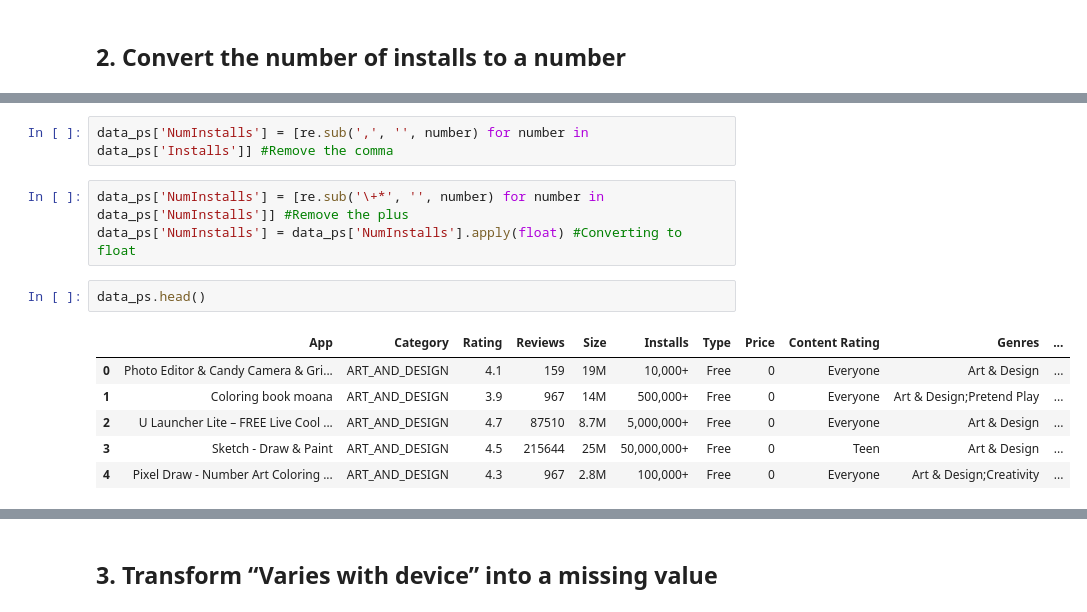
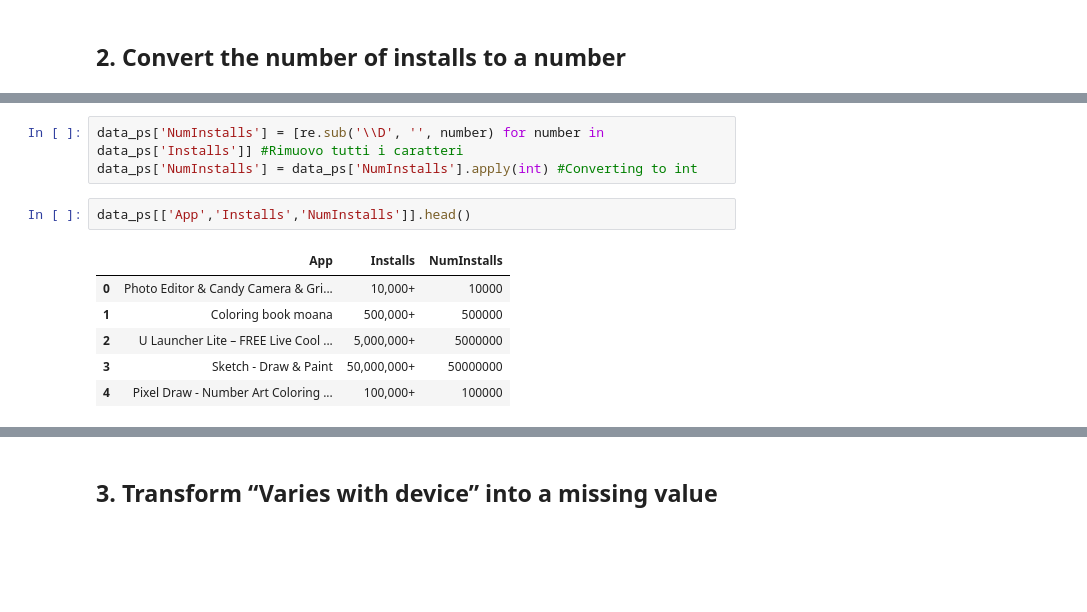
Before and after one commit to faber6911/Foundation-of-Computer-Science-project, a Jupyter notebook: FOCS_Project.ipynb, the cells around one changed output, grey strips where cells are left out. Saved outputs shown, nothing was run; the diff lists cells and outputs as text; blank space fills up the shorter version.

```diff
--- a/FOCS_Project.ipynb
+++ b/FOCS_Project.ipynb
@@ -141,17 +134,15 @@ Installs
 500,000,000+        72
 Name: Installs, dtype: int64
 # %%
-data_ps['NumInstalls'] = [re.sub(',', '', number) for number in data_ps['Installs']] #Remove the comma
+data_ps['NumInstalls'] = [re.sub('\\D', '', number) for number in data_ps['Installs']] #Rimuovo tutti i caratteri
+data_ps['NumInstalls'] = data_ps['NumInstalls'].apply(int) #Converting to int
-# %%
-data_ps['NumInstalls'] = [re.sub('\+*', '', number) for number in data_ps['NumInstalls']] #Remove the plus
-data_ps['NumInstalls'] = data_ps['NumInstalls'].apply(float) #Converting to float
 # %%
-data_ps.head()
+data_ps[['App','Installs','NumInstalls']].head()
 # %% [output]
-|  | App | Category | Rating | Reviews | Size | Installs | Type | Price | Content Rating | Genres | ... |
-| 0 | Photo Editor & Candy Camera & Gri... | ART_AND_DESIGN | 4.1 | 159 | 19M | 10,000+ | Free | 0 | Everyone | Art & Design | ... |
-| 1 | Coloring book moana | ART_AND_DESIGN | 3.9 | 967 | 14M | 500,000+ | Free | 0 | Everyone | Art & Design;Pretend Play | ... |
-| 2 | U Launcher Lite – FREE Live Cool ... | ART_AND_DESIGN | 4.7 | 87510 | 8.7M | 5,000,000+ | Free | 0 | Everyone | Art & Design | ... |
-| 3 | Sketch - Draw & Paint | ART_AND_DESIGN | 4.5 | 215644 | 25M | 50,000,000+ | Free | 0 | Teen | Art & Design | ... |
-| 4 | Pixel Draw - Number Art Coloring ... | ART_AND_DESIGN | 4.3 | 967 | 2.8M | 100,000+ | Free | 0 | Everyone | Art & Design;Creativity | ... |
+|  | App | Installs | NumInstalls |
+| 0 | Photo Editor & Candy Camera & Gri... | 10,000+ | 10000 |
+| 1 | Coloring book moana | 500,000+ | 500000 |
+| 2 | U Launcher Lite – FREE Live Cool ... | 5,000,000+ | 5000000 |
+| 3 | Sketch - Draw & Paint | 50,000,000+ | 50000000 |
+| 4 | Pixel Draw - Number Art Coloring ... | 100,000+ | 100000 |
 # %%
```
Also changed, not shown: parts of 36 cells of this notebook.
